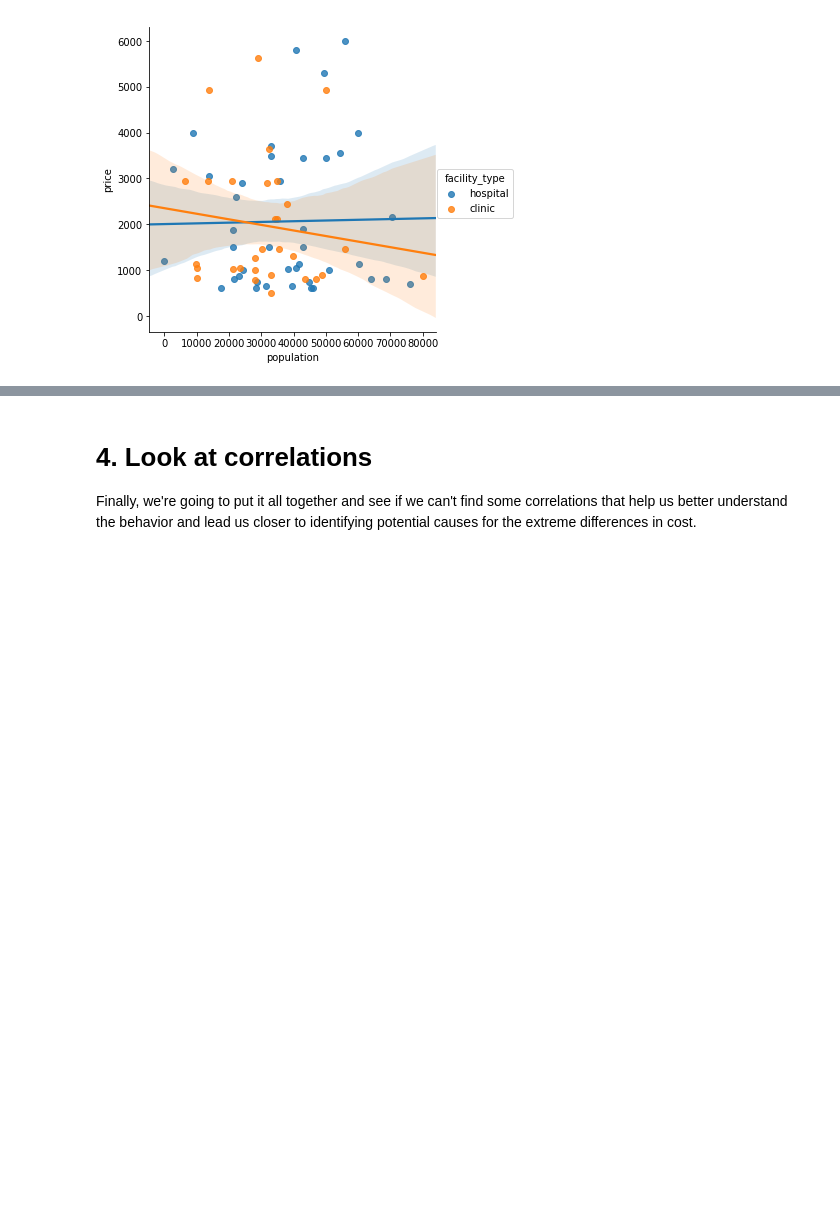
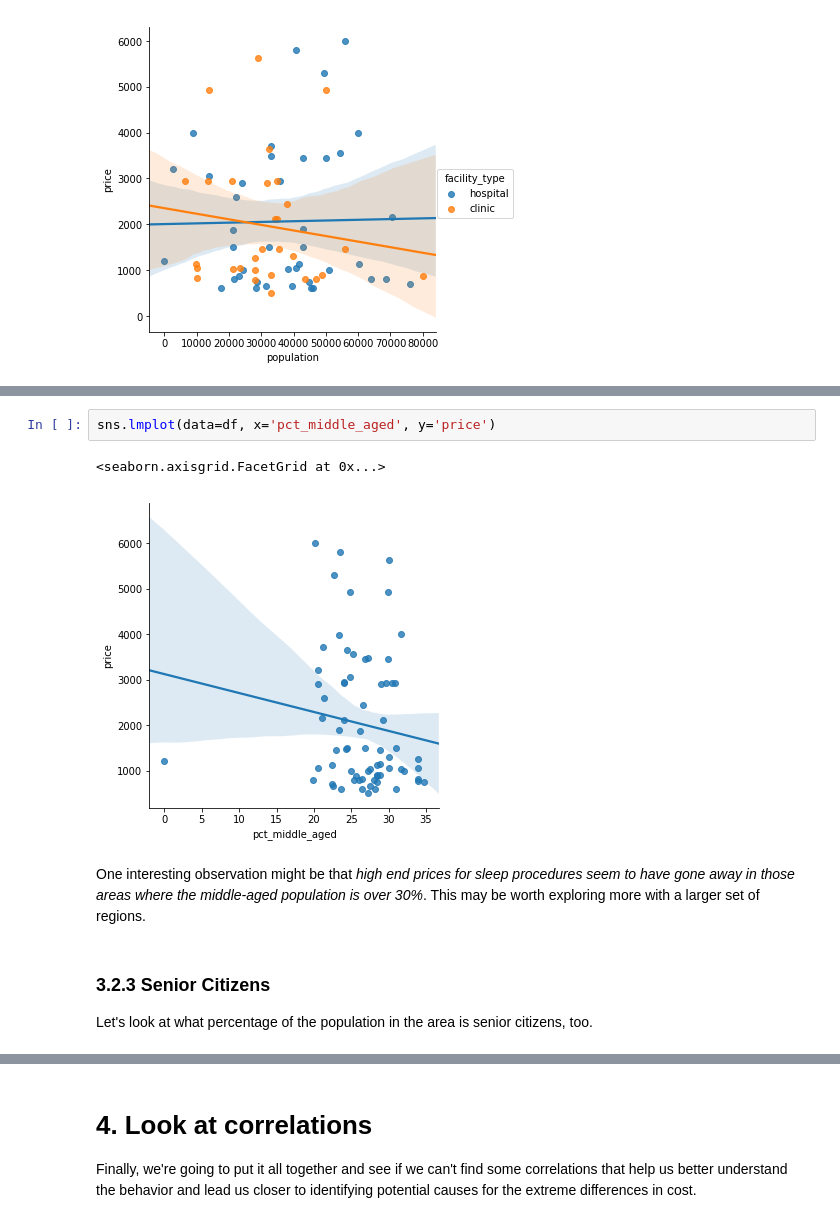
Before and after one commit to paulboal/tdwi-accelerate-2017-python, a Jupyter notebook: TDWI_Python_QuickCamp_2017.ipynb, the cells around one changed output, grey strips where cells are left out. Drawn from its saved outputs; the diff is of its cells as text; blank space fills up the shorter version.

```diff
--- a/TDWI_Python_QuickCamp_2017.ipynb
+++ b/TDWI_Python_QuickCamp_2017.ipynb
@@ -228,0 +278,11 @@ sns.lmplot(data=df, x='population', y='price', hue='facility_type')
+# %%
+sns.lmplot(data=df, x='pct_middle_aged', y='price')
+# %% [output]
+<seaborn.axisgrid.FacetGrid at 0x...>
+[figure, added]
+# %% [markdown]
+One interesting observation might be that _high end prices for sleep procedures seem to have gone away in those areas where the middle-aged population is over 30%_.  This may be worth exploring more with a larger set of regions.
+# %% [markdown]
+### 3.2.3 Senior Citizens
+
+Let's look at what percentage of the population in the area is senior citizens, too.
```
Also changed, not shown: parts of 29 cells of this notebook.
